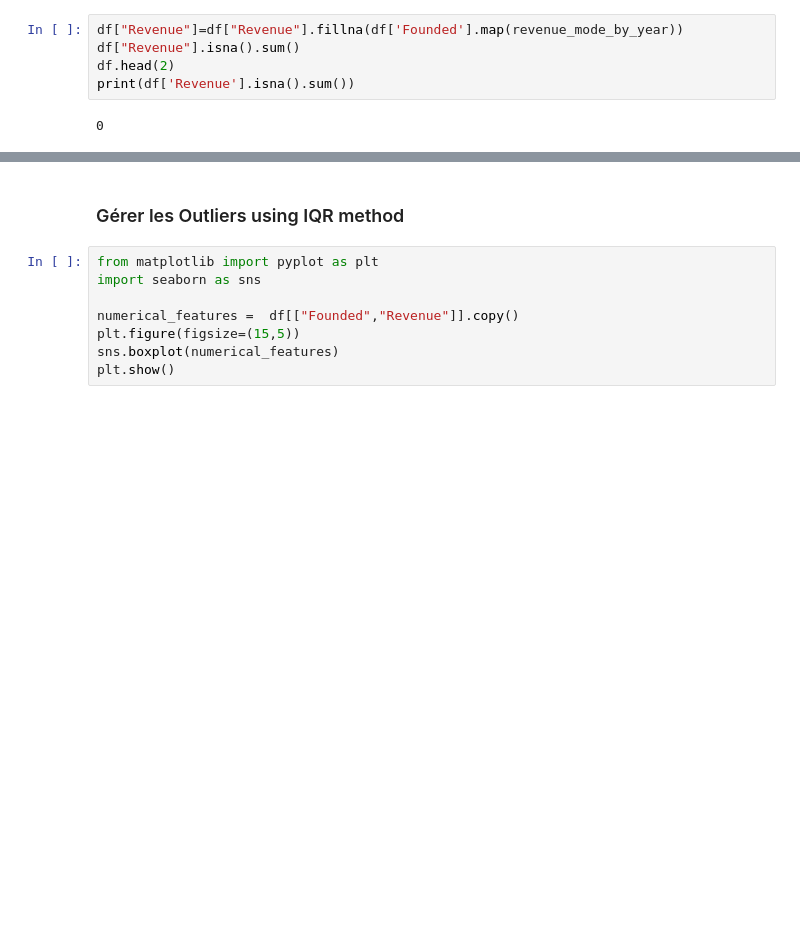
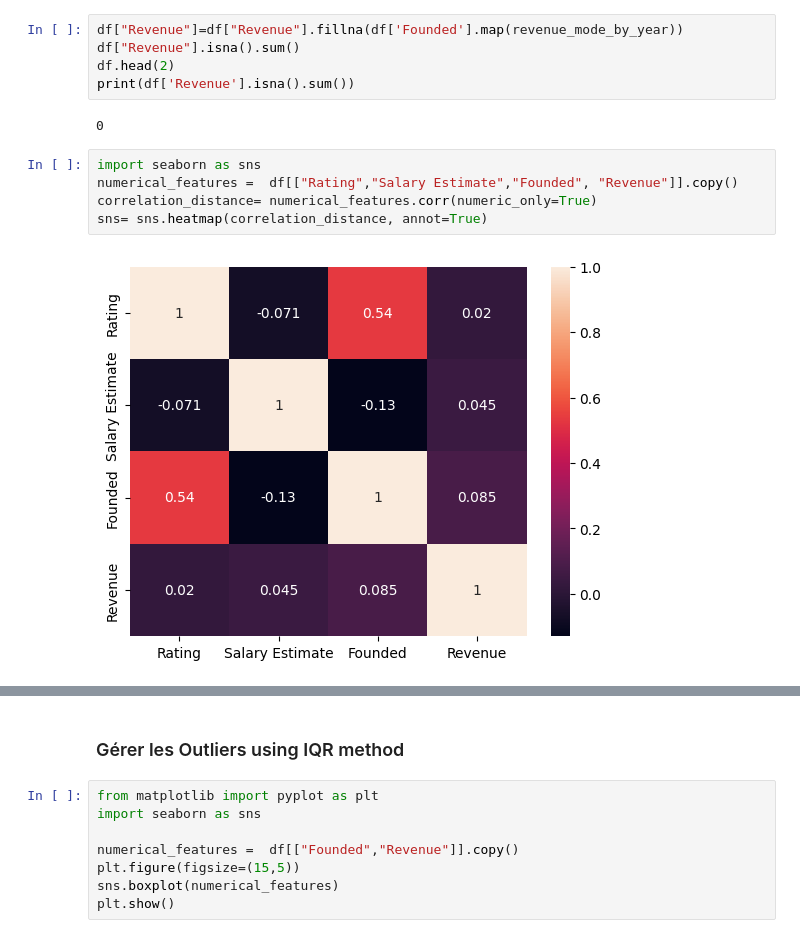
Before and after one commit to Maryemelb/rh-pulze-azure, a Jupyter notebook: backend/app/ml/Nootbook/eda.ipynb, the cells around one changed output, grey strips where cells are left out. Cells and saved outputs as stored; diff of their text form; blank space fills up the shorter version.

```diff
--- a/backend/app/ml/Nootbook/eda.ipynb
+++ b/backend/app/ml/Nootbook/eda.ipynb
@@ -377,6 +490,13 @@ df.head(2)
 print(df['Revenue'].isna().sum())
 # %% [output]
 0
+# %%
+import seaborn as sns
+numerical_features =  df[["Rating","Salary Estimate","Founded", "Revenue"]].copy()
+correlation_distance= numerical_features.corr(numeric_only=True)
+sns= sns.heatmap(correlation_distance, annot=True)
+# %% [output]
+[figure, added]
 # %%
 df.isna().sum()
 # %% [output]
```
Also changed, not shown: parts of 15 cells of this notebook, 2 other files.
